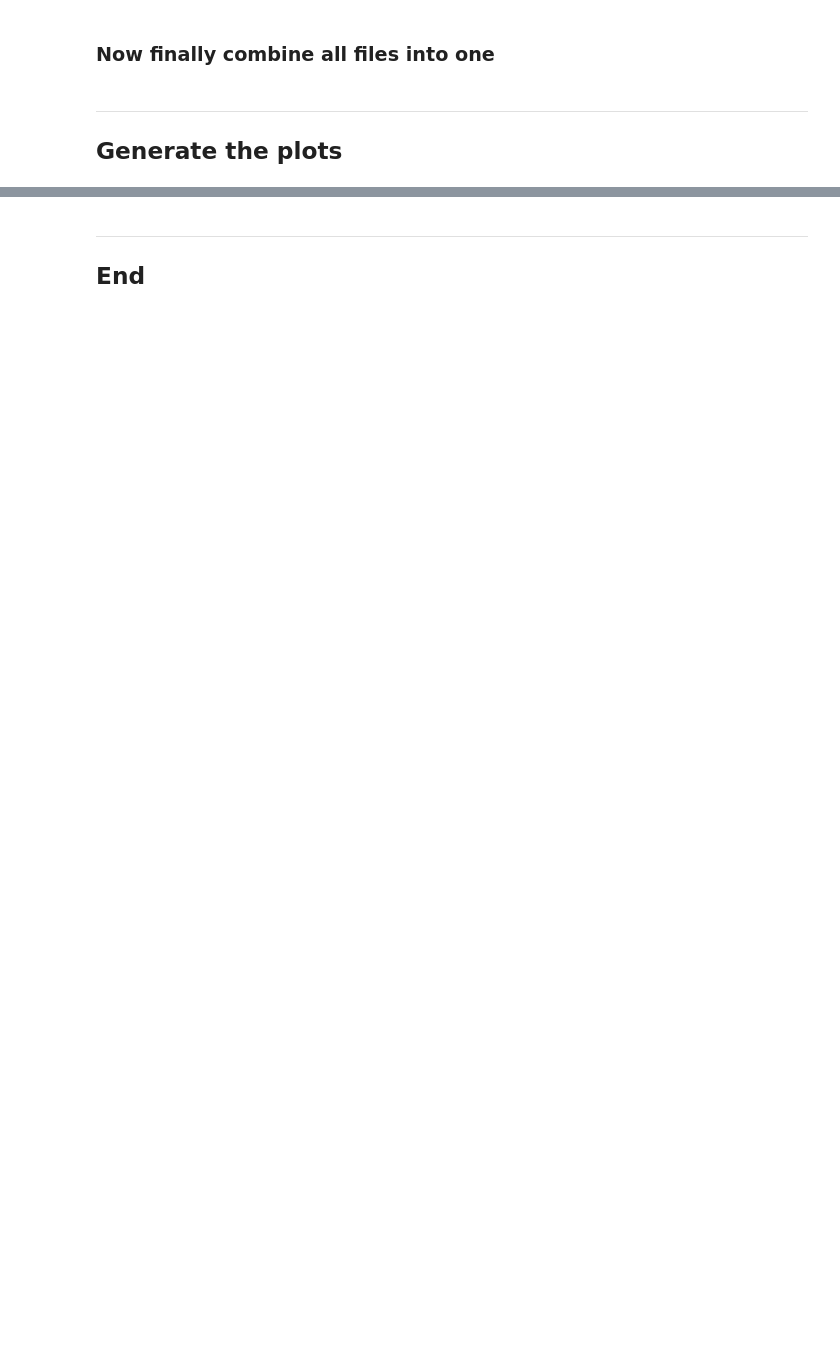
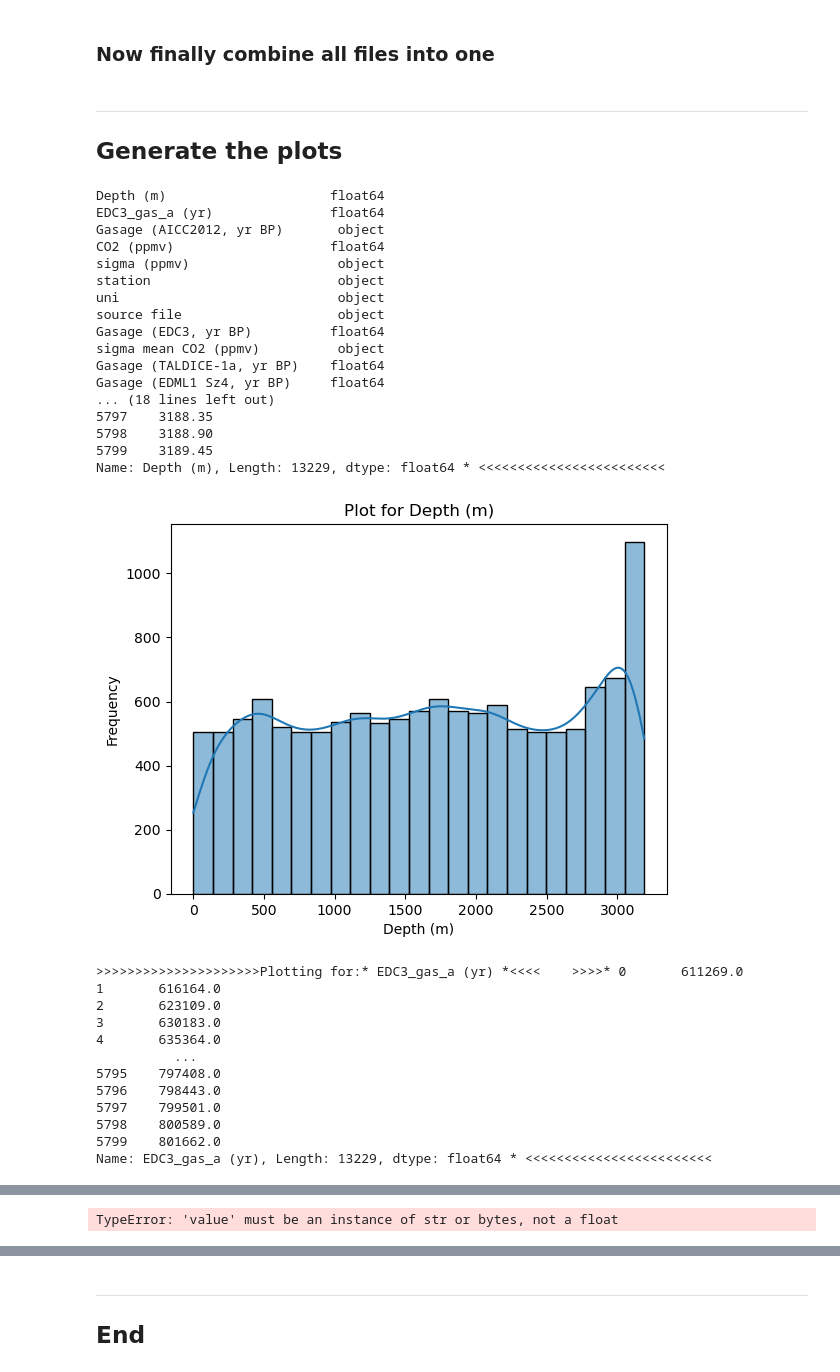
Before and after one commit to cpjm/pfda_project1, a Jupyter notebook: pfda_project2/project2.ipynb, the cells around one changed output, grey strips where cells are left out. Drawn from its saved outputs; the diff is of its cells as text; code cells hidden in the pictures; blank space fills up the shorter version.

```diff
--- a/pfda_project2/project2.ipynb
+++ b/pfda_project2/project2.ipynb
@@ -91,7 +118,7 @@ The result is a .csv with the data listed in a more consistant order.
 # Here we read in 41586_2008_BFnature06949_MOESM31_ESM.csv
 #
 df=read_csv_strip('data/41586_2008_BFnature06949_MOESM31_ESM.csv', [], 6, 'unicode_escape', \
-               True, True, True, date_columns=[])
+               True, True, True, False, date_columns=[])
 
 #df = pd.read_csv('data/41586_2008_BFnature06949_MOESM31_ESM.csv', \
 #                  skiprows=6, encoding='unicode_escape',  skip_blank_lines=True, \
@@ -181,7 +226,7 @@ moesm31_combined.to_csv(save_filename, index=False)
 # Here we read in grl52461-sup-0003-supplementary.csv
 #
 df=read_csv_strip('data/grl52461-sup-0003-supplementary.csv', [], 6, 'unicode_escape', \
-               True, True, True, date_columns=[])
+               True, True, True, False, date_columns=[])
 
 #df = pd.read_csv('data/grl52461-sup-0003-supplementary.csv', \
 #                 skiprows=6, encoding='unicode_escape',  skip_blank_lines=True, keep_default_na=True,na_filter=True)
@@ -810,7 +903,7 @@ suppl_combined.to_csv(save_filename, index=False)
 #
 edc3deuttemp2007=read_csv_strip('data/edc3deuttemp2007.txt', \
                 ['Bag', 'Depth (m)', 'Age', 'Deuterium', 'Temperature'], 92, 'unicode_escape', \
-               True, True, True, date_columns=[])
+               True, True, True, True,  date_columns=[])
 
 #edc3deuttemp2007 = pd.read_csv('data/edc3deuttemp2007.txt', sep=" ", \
 #                   skiprows=92,   \
@@ -858,7 +969,7 @@ epicaDCdeuttempEDC3AICC=read_csv_strip('data/edc3deuttemp2007.txt', \
                 ['Bag', 'Depth (m)', 'EDC3_gas_a (yr)', 'Gasage (AICC2012, yr BP)', \
                  'deutfinal', 'temp', 'acc-EDC3beta'],\
                   92, 'unicode_escape', \
-               True, True, True, date_columns=[])
+               True, True, True, True, date_columns=[])
 
 #epicaDCdeuttempEDC3AICC = pd.read_csv('data/epicaDC.deuttemp.EDC3-AICC.csv',  \
 #                   skiprows=92,   \
@@ -905,37 +1037,73 @@ all_combined.to_csv(save_filename, index=False)
 # Build a list of the numerical variables, and then use in a loop.
 # ref https://seaborn.pydata.org/generated/seaborn.histplot.html
 print(all_combined.dtypes)
-numeric_vars = ['(Depth m)', 'EDC3_gas_a (yr)', 'Gasage (AICC2012, yr BP)', 'CO2 (ppmv)', 'sigma (ppmv)']
+#numeric_vars = ['(Depth m)', 'EDC3_gas_a (yr)', 'Gasage (AICC2012, yr BP)', 'CO2 (ppmv)', 'sigma (ppmv)']
+
+numeric_vars = ['Depth (m)', 'EDC3_gas_a (yr)', 'Gasage (AICC2012, yr BP)', 'CO2 (ppmv)', 'sigma (ppmv)']
 
 #attempt to clean up numerics by removing spaces
 #NOTE - new function to do this on the read_csv now used
 # ref https://stackoverflow.com/questions/13385860/how-can-i-remove-extra-whitespace-from-strings-when-parsing-a-csv-file-in-pandas
 #This method works but is very slow, taking 10 minutes 50 seconds
 #table = pd.read_table(save_filename,
 #                      names=["(Depth m)", "EDC3_gas_a (yr)", "CO2 (ppmv)", "sigma (ppmv)"],
 #                      converters = {'(Depth m)' : strip,
 #                                    'EDC3_gas_a (yr)' : strip,
 #                                    'CO2 (ppmv)' : strip,
 #                                    'sigma (ppmv)' : strip})
 
 # Below code replaced with function
 #if pd.api.types.is_string_dtype(df["(Depth m)"]):
 #    numeric_vars['(Depth m)'] = numeric_vars['(Depth m)'].str.strip()
 #if pd.api.types.is_string_dtype(df["EDC3_gas_a (yr)"]):
 #    numeric_vars['EDC3_gas_a (yr)'] = numeric_vars['EDC3_gas_a (yr)'].str.strip()
 #if pd.api.types.is_string_dtype(df["CO2 (ppmv)"]):
 #    numeric_vars['CO2 (ppmv)'] = numeric_vars['CO2 (ppmv)'].str.strip()
 #if pd.api.types.is_string_dtype(df["sigma (ppmv)"]):
 #    numeric_vars['sigma (ppmv)'] = numeric_vars['sigma (ppmv)'].str.strip()
 
 
 for var_name in numeric_vars:
     #kde - If True, compute a kernel density estimate to smooth the distribution and show on the plot as
     # (one or more) line(s). Only relevant with univariate data.
     # Ref ref https://seaborn.pydata.org/generated/seaborn.histplot.html
     #sns.histplot(df[var_name])
-    sns.histplot(numeric_vars[var_name], kde=True)
+
+    print('>>>>>>>>>>>>>>>>>>>>>Plotting for:*',var_name,'*<<<<    >>>>*',all_combined[var_name],'* <<<<<<<<<<<<<<<<<<<<<<<<')
+
+    sns.histplot(all_combined[var_name], kde=True)
     plt.title(f'Plot for {var_name}')
     plt.xlabel(var_name)
     plt.ylabel('Frequency')
     plt.show()
+# %% [output]
+Depth (m)                     float64
+EDC3_gas_a (yr)               float64
+Gasage (AICC2012, yr BP)       object
+CO2 (ppmv)                    float64
+sigma (ppmv)                   object
+station                        object
+uni                            object
+source file                    object
+Gasage (EDC3, yr BP)          float64
+sigma mean CO2 (ppmv)          object
+Gasage (TALDICE-1a, yr BP)    float64
+Gasage (EDML1 Sz4, yr BP)     float64
+... (18 lines left out)
+5797    3188.35
+5798    3188.90
+5799    3189.45
+Name: Depth (m), Length: 13229, dtype: float64 * <<<<<<<<<<<<<<<<<<<<<<<<
+[figure, added]
+>>>>>>>>>>>>>>>>>>>>>Plotting for:* EDC3_gas_a (yr) *<<<<    >>>>* 0       611269.0
+1       616164.0
+2       623109.0
+3       630183.0
+4       635364.0
+          ...
+5795    797408.0
+5796    798443.0
+5797    799501.0
+5798    800589.0
+5799    801662.0
+Name: EDC3_gas_a (yr), Length: 13229, dtype: float64 * <<<<<<<<<<<<<<<<<<<<<<<<
@@ -941,0 +1123 @@ for var_name in numeric_vars:
+TypeError: 'value' must be an instance of str or bytes, not a float
```
Also changed, not shown: parts of 22 cells of this notebook, 4 other files.
